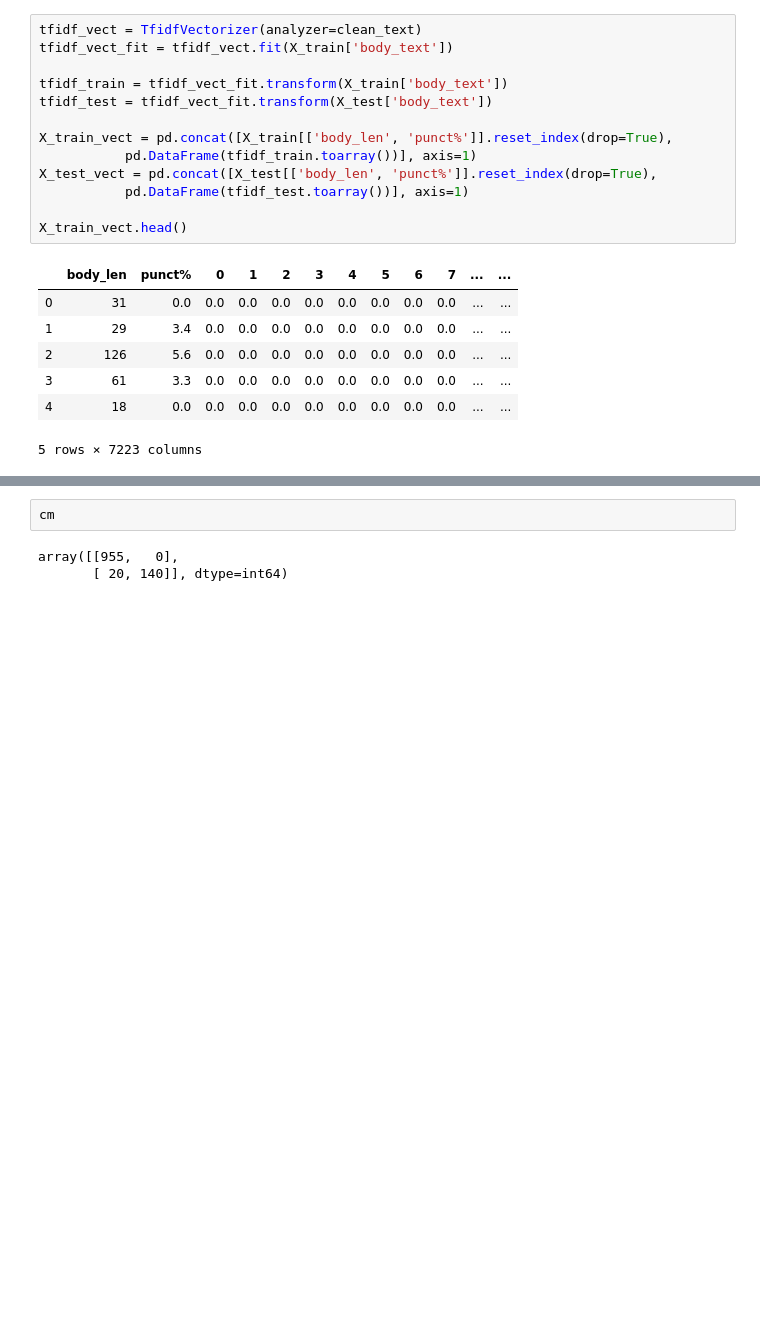
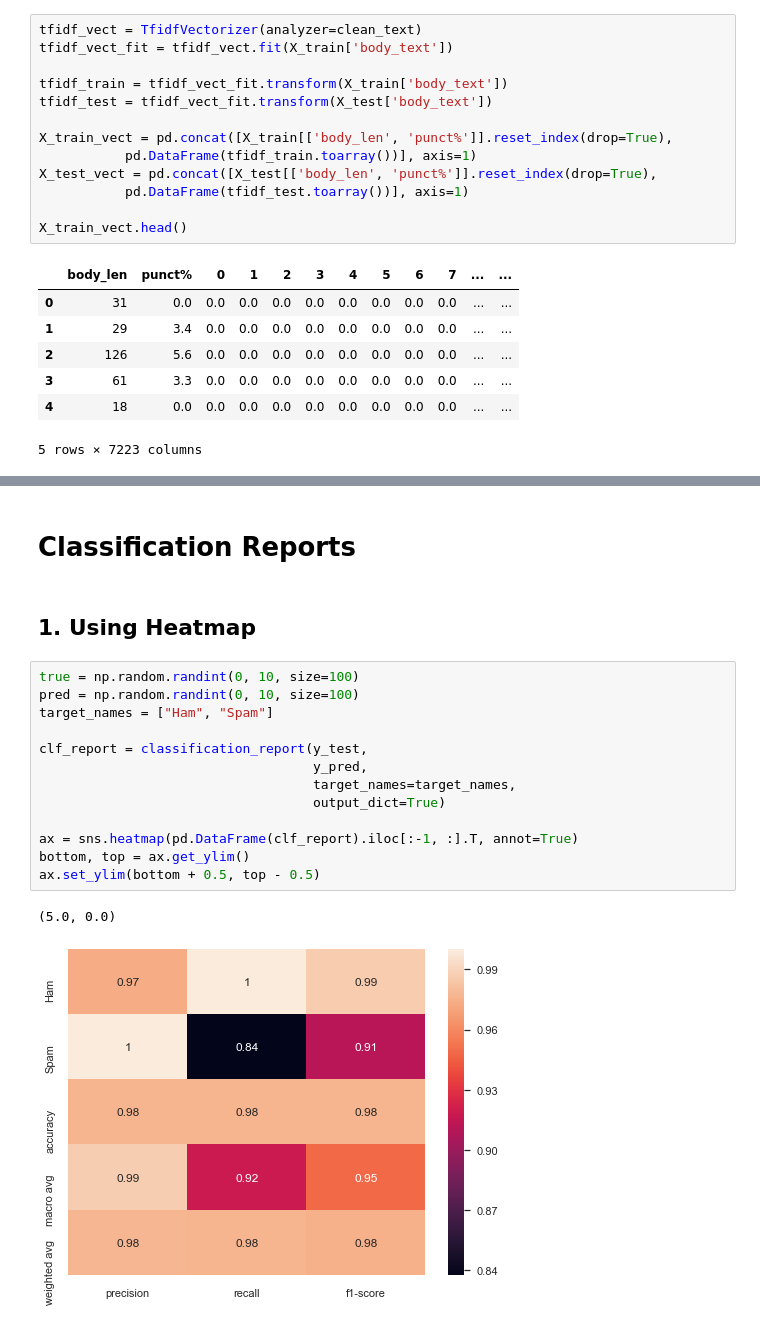
Before and after one commit to Sk70249/NLP-Spam-Ham-Classifier, a Jupyter notebook: NLP Spam-Ham Classifier.ipynb, the cells around one changed output, grey strips where cells are left out. Cells and saved outputs as stored; diff of their text form; blank space fills up the shorter version.

```diff
--- a/NLP Spam-Ham Classifier.ipynb
+++ b/NLP Spam-Ham Classifier.ipynb
@@ -404,5 +420,20 @@ Precision: 1.0 / Recall: 0.875 / F1-Score: 0.933 / Accuracy: 98.206%
-# %%
-cm
-# %% [output]
-array([[955,   0],
-       [ 20, 140]], dtype=int64)
+# %% [markdown]
+# Classification Reports
+# %% [markdown]
+## 1. Using Heatmap
+# %%
+true = np.random.randint(0, 10, size=100)
+pred = np.random.randint(0, 10, size=100)
+target_names = ["Ham", "Spam"]
+
+clf_report = classification_report(y_test,
+                                   y_pred,
+                                   target_names=target_names,
+                                   output_dict=True)
+
+ax = sns.heatmap(pd.DataFrame(clf_report).iloc[:-1, :].T, annot=True)
+bottom, top = ax.get_ylim()
+ax.set_ylim(bottom + 0.5, top - 0.5)
+# %% [output]
+(5.0, 0.0)
+[figure, added]
```
Also changed, not shown: parts of 10 cells of this notebook.
